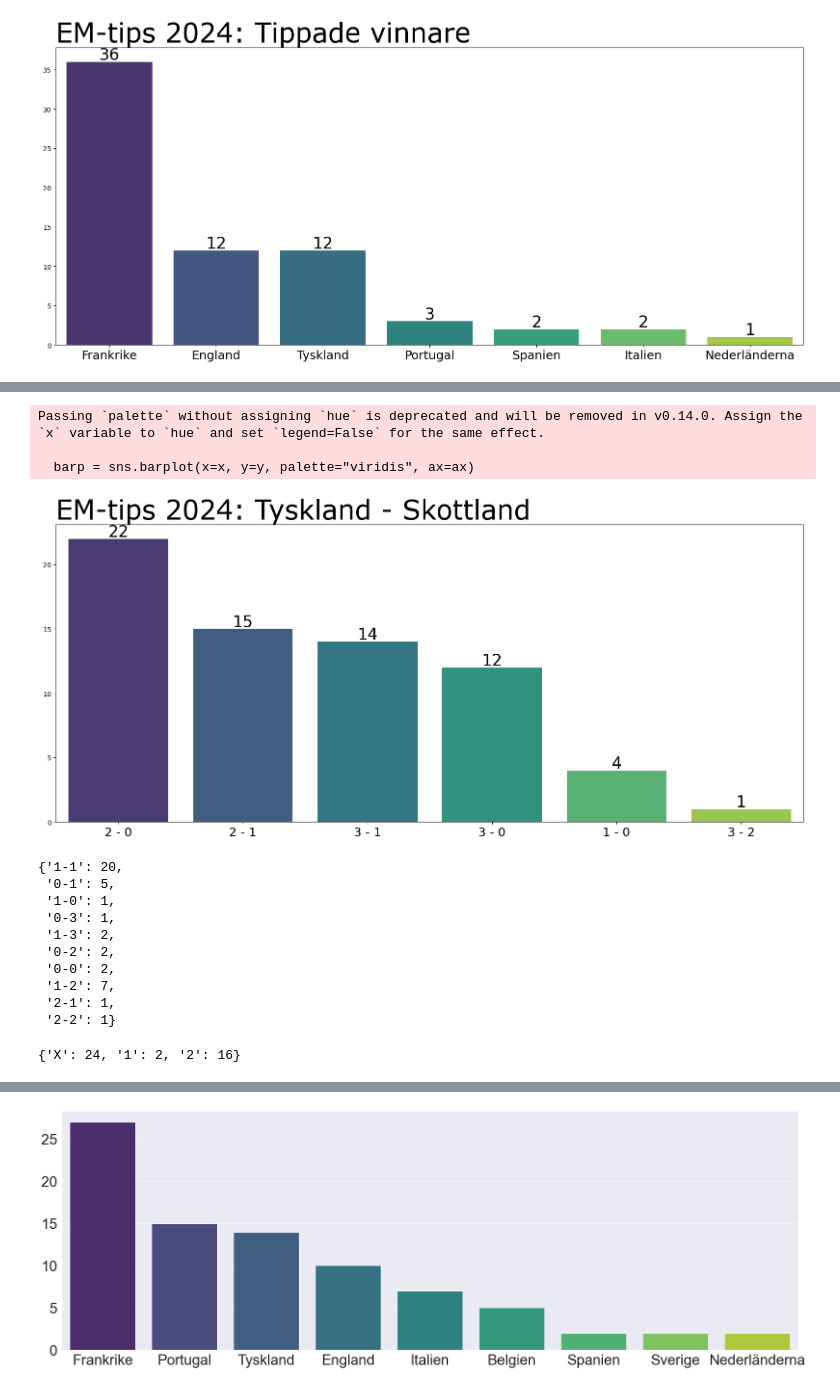
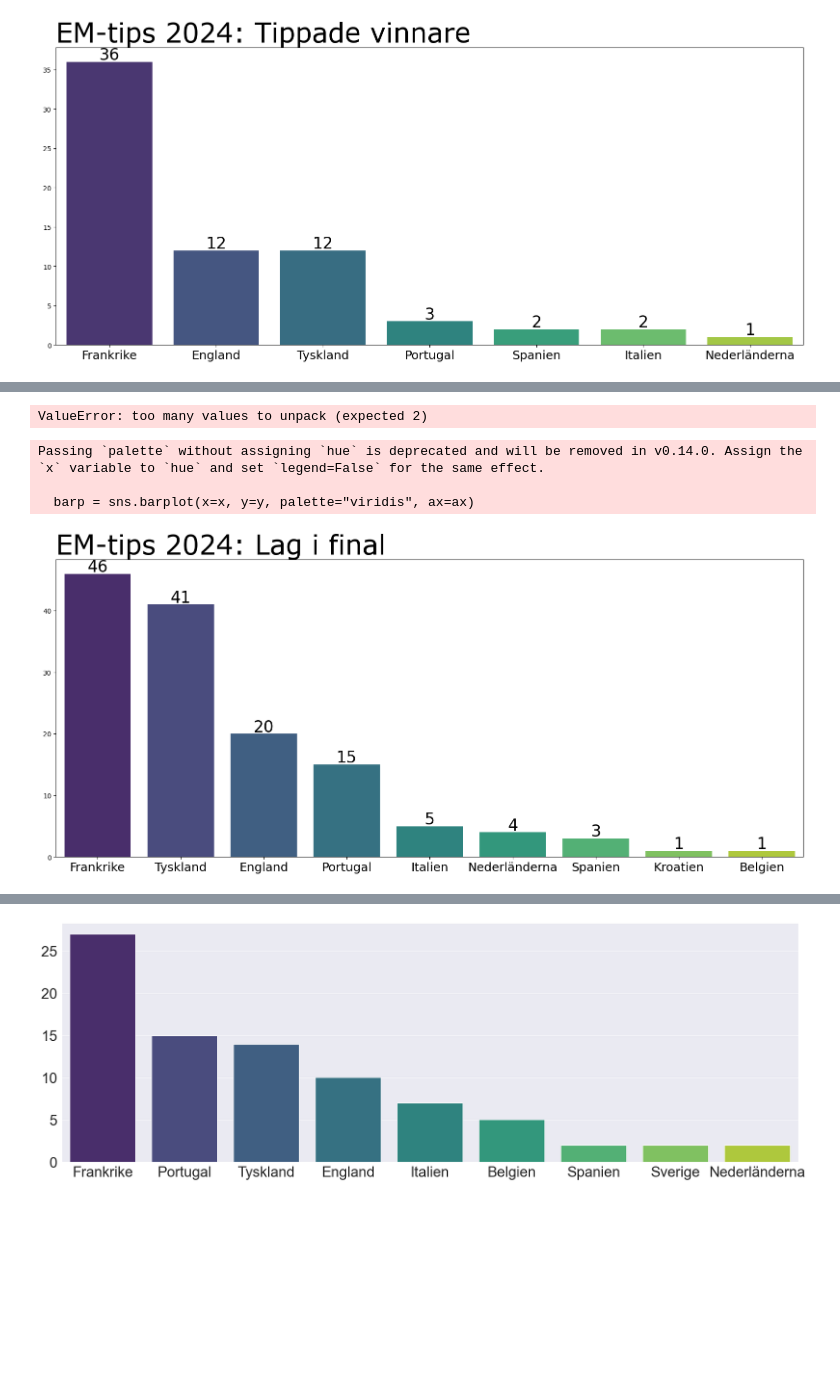
Before and after one commit to Frosslund/emtips2021excel, a Jupyter notebook: extractScores.ipynb, the cells around one changed output, grey strips where cells are left out. Cells and saved outputs as stored; diff of their text form; code cells hidden in the pictures; blank space fills up the shorter version.

```diff
--- a/extractScores.ipynb
+++ b/extractScores.ipynb
@@ -334,0 +174,10 @@ for key in dfStats.keys():
+# %%
+topscorers = {}
+for key in df_stats.keys():
+    topscorer = df_stats[key]['topscorer']
+    if topscorer.lower() == "mitrovic":
+        print(key)
+    if topscorer in topscorers:
+        topscorers[topscorer] += 1
+    else:
+        topscorers[topscorer] = 1
@@ -357,15 +207,0 @@ topscorers = [('Harry Kane', 12), ('Kylian Mbappé', 9), ('Romelu Lukaku', 8), (
-# %%
-x = []
-y = []
-for player in topscorers:
-    x.append(player[0])
-    y.append(player[1])
-x = np.array(x)
-y = np.array(y)
-dims = (20, 8)
-fig, ax = plt.subplots(figsize=dims)
-barp = sns.barplot(x=x, y=y, palette="crest", ax=ax)
-fig = barp.get_figure()
-fig.savefig(dpi=300, fname="topscorers_plot")
-""" ax1.axhline(0, color="k", clip_on=False)
-ax1.set_ylabel("Sequential") """
@@ -495,0 +367,5 @@ scores
+# %%
+for key in df_stats.keys():
+    if 'Nederländerna' in df_stats[key]['final']:
+        print(df_stats[key]['name'])
+        print(df_stats[key]['final'])
@@ -496,7 +381,22 @@ scores
+# %%
+in_final = {}
+for key in df.keys():
+    finalTeams = df[key]['semifinals']
+    team_1, team_2 = finalTeams
+    if team_1 in in_final:
+        in_final[team_1] += 1
+    else:
+        in_final[team_1] = 1
+    if team_2 in in_final:
+        in_final[team_2] += 1
+    else:
+        in_final[team_2] = 1
+# %% [output]
+ValueError: too many values to unpack (expected 2)
 # %%
-create_plot(scores, "EM-tips 2024: Tyskland - Skottland", "germany_scotland")
+create_plot(in_final, "EM-tips 2024: Lag i final", "lag_i_final")
 # %% [output]
 Passing `palette` without assigning `hue` is deprecated and will be removed in v0.14.0. Assign the `x` variable to `hue` and set `legend=False` for the same effect.
 
   barp = sns.barplot(x=x, y=y, palette="viridis", ax=ax)
-[figure, old version]
+[figure, new version]
@@ -518,17 +402,0 @@ for key in df.keys():
-# %%
-scores
-# %% [output]
-{'1-1': 20,
- '0-1': 5,
- '1-0': 1,
- '0-3': 1,
- '1-3': 2,
- '0-2': 2,
- '0-0': 2,
- '1-2': 7,
- '2-1': 1,
- '2-2': 1}
-# %%
-signs
-# %% [output]
-{'X': 24, '1': 2, '2': 16}
```
Also changed, not shown: parts of 57 cells of this notebook, 1 other file.
